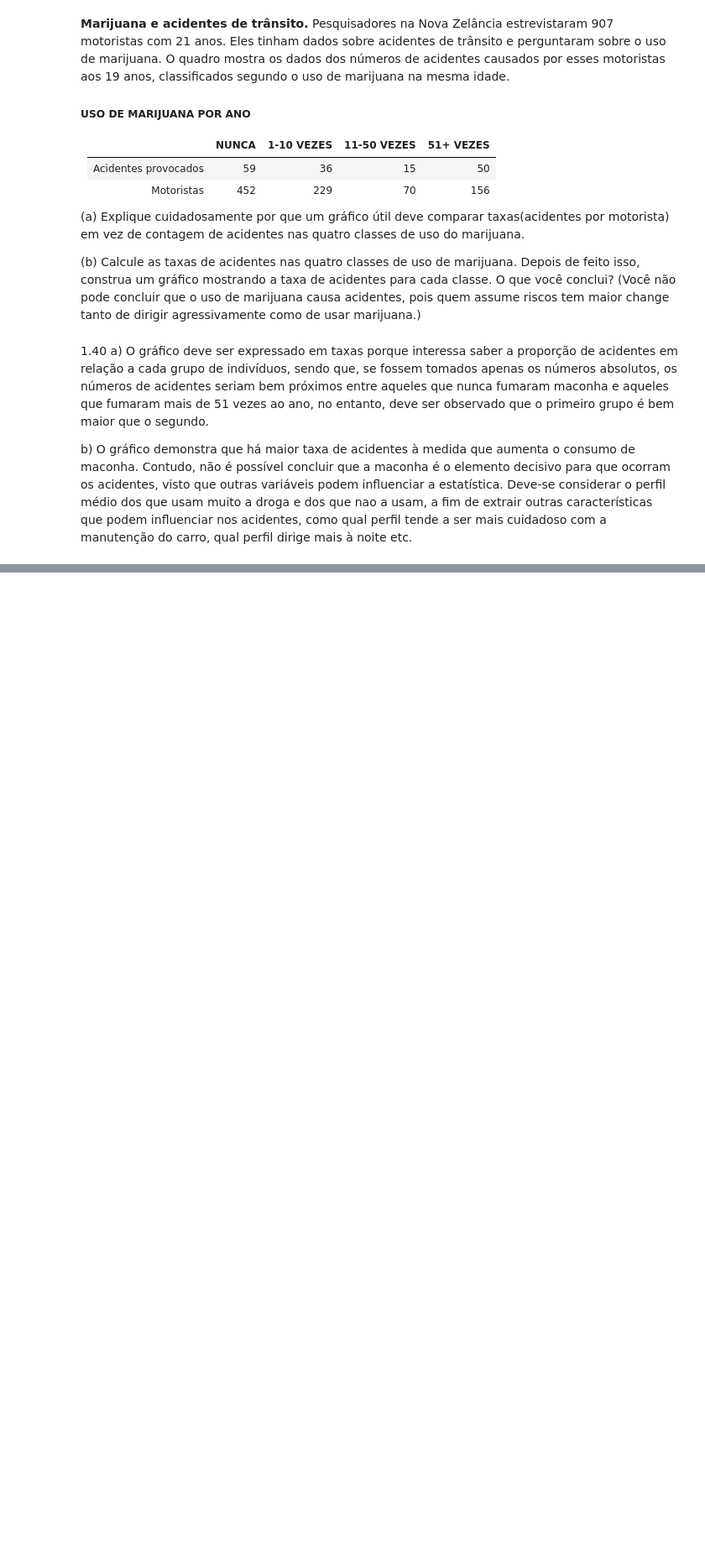
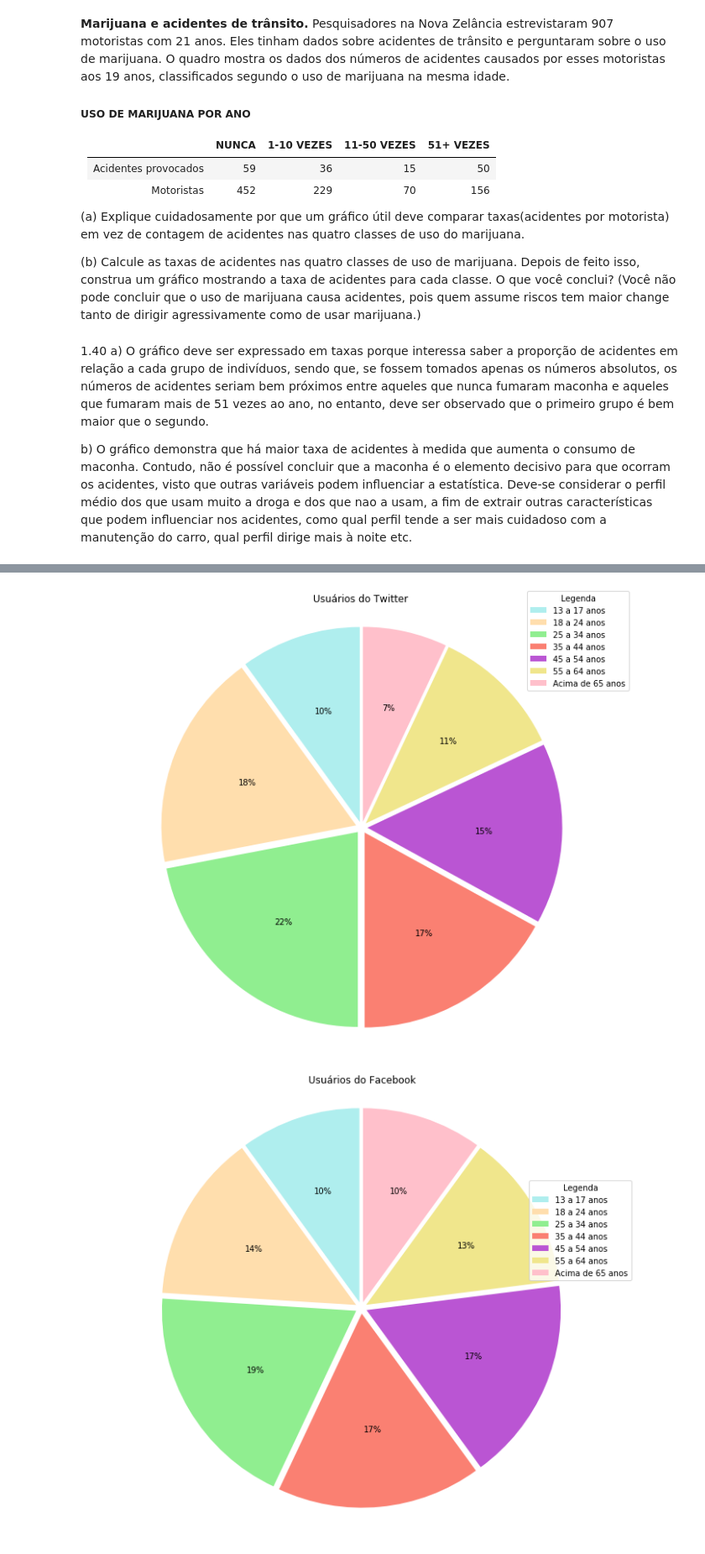
Before and after one commit to barbaramores/atividade-analise-de-dados, a Jupyter notebook: exercicio.ipynb, the cells around one changed output, grey strips where cells are left out. Shown: that part at 84% size. Cells and saved outputs as stored; diff of their text form; code cells hidden in the pictures; blank space fills up the shorter version.

```diff
--- a/exercicio.ipynb
+++ b/exercicio.ipynb
@@ -73,0 +119,59 @@ b) O gráfico demonstra que há maior taxa de acidentes à medida que aumenta o
+# %%
+# -*- coding: utf-8 -*-
+"""
+Created on Mon Aug 20 20:03:19 2018
+
+@author: Barbara Moraes
+"""
+
+import matplotlib.pyplot as plt1
+import matplotlib.pyplot as plt2
+import matplotlib.pyplot as plt3
+
+labels1 = '13 a 17 anos', '18 a 24 anos', '25 a 34 anos', '35 a 44 anos','45 a 54 anos','55 a 64 anos', 'Acima de 65 anos'
+sizes1 = [10, 18, 22, 17, 15, 11, 7]
+colors1='paleturquoise', 'navajowhite', 'lightgreen', 'salmon', 'mediumorchid', 'khaki', 'pink'
+
+explode1=(0.03, 0.03, 0.03, 0.03, 0.03, 0.03, 0.03)
+
+fig1, ax1 = plt1.subplots(figsize=(12, 10))
+ax1.pie(sizes1, colors= colors1, explode=explode1, autopct='%1.f%%', shadow=False, startangle=90)
+ax1.axis('equal')
+
+plt1.title('Usuários do Twitter')
+ax1.legend(labels1, title='Legenda', loc=0, bbox_to_anchor=(0.8,0.8))
+
+plt1.show()
+
+labels2 = '13 a 17 anos', '18 a 24 anos', '25 a 34 anos', '35 a 44 anos','45 a 54 anos','55 a 64 anos', 'Acima de 65 anos'
+sizes2 = [10, 14, 19, 17, 17, 13, 10]
+colors2='paleturquoise', 'navajowhite', 'lightgreen', 'salmon', 'mediumorchid', 'khaki', 'pink'
+
+explode2=(0.03, 0.03, 0.03, 0.03, 0.03, 0.03, 0.03)
+
+fig2, ax2 = plt2.subplots(figsize=(12, 10))
+ax2.pie(sizes2, colors= colors2, explode=explode2, autopct='%1.f%%', shadow=False, startangle=90)
+ax2.axis('equal')
+
+plt2.title('Usuários do Facebook')
+ax2.legend(labels2, title='Legenda', loc=0, bbox_to_anchor=(0.8,0.8))
+
+plt2.show()
+
+labels3 = '13 a 17 anos', '18 a 24 anos', '25 a 34 anos', '35 a 44 anos','45 a 54 anos','55 a 64 anos', 'Acima de 65 anos'
+sizes3 = [4, 10, 20, 18, 20, 17, 11 ]
+colors3='paleturquoise', 'navajowhite', 'lightgreen', 'salmon', 'mediumorchid', 'khaki', 'pink'
+
+explode3=(0.03, 0.03, 0.03, 0.03, 0.03, 0.03, 0.03)
+
+fig3, ax3 = plt3.subplots(figsize=(12, 10))
+ax3.pie(sizes3, colors= colors3, explode=explode3, autopct='%1.f%%', shadow=False, startangle=90)
+ax3.axis('equal')
+
+plt3.title('Usuários do LinkedIn')
+ax3.legend(labels3, title='Legenda', loc=0, bbox_to_anchor=(0.8,0.8))
+
+plt3.show()
+# %% [output]
+[figure, added]
+[figure, added]
```
Also changed, not shown: parts of 3 cells of this notebook.
